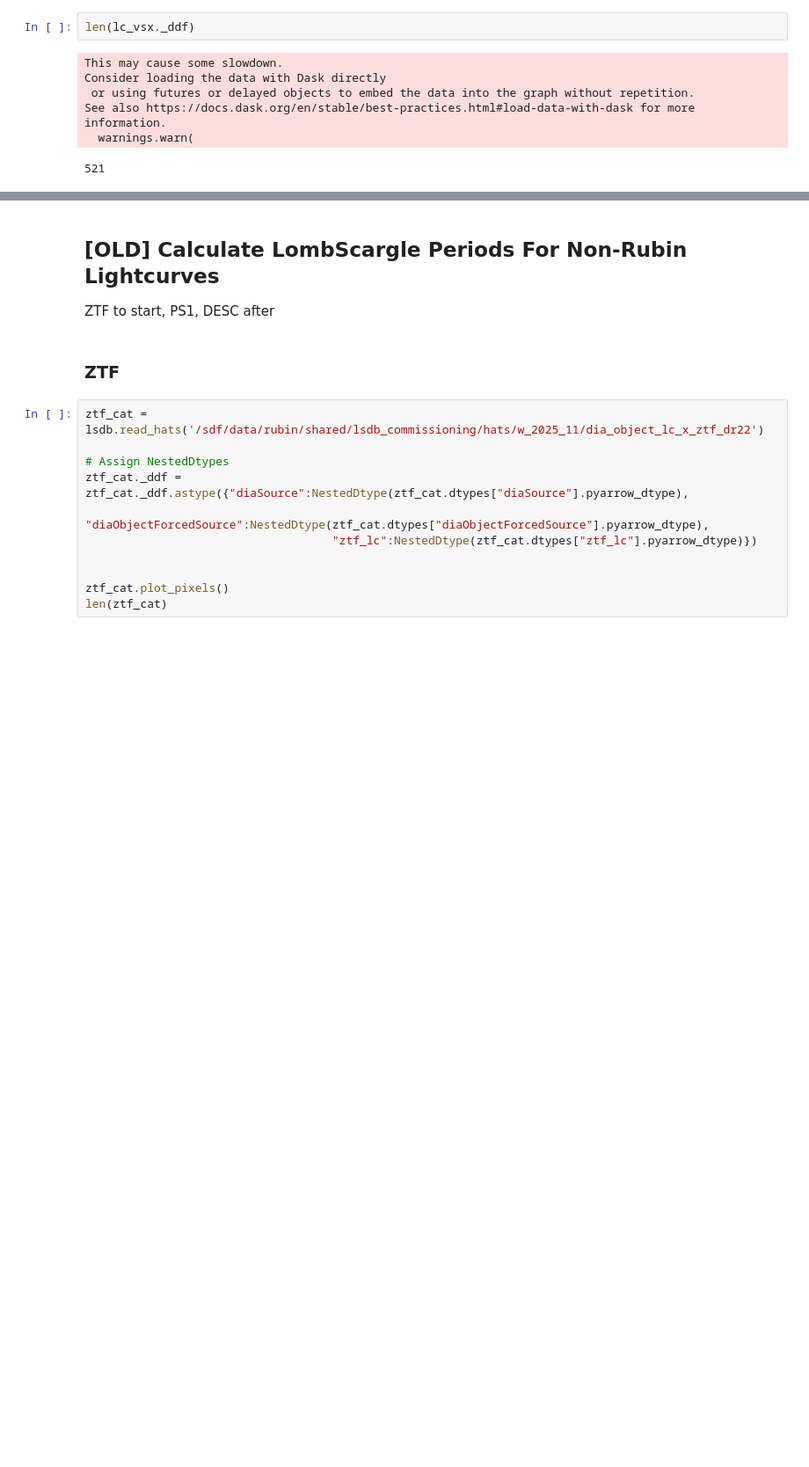
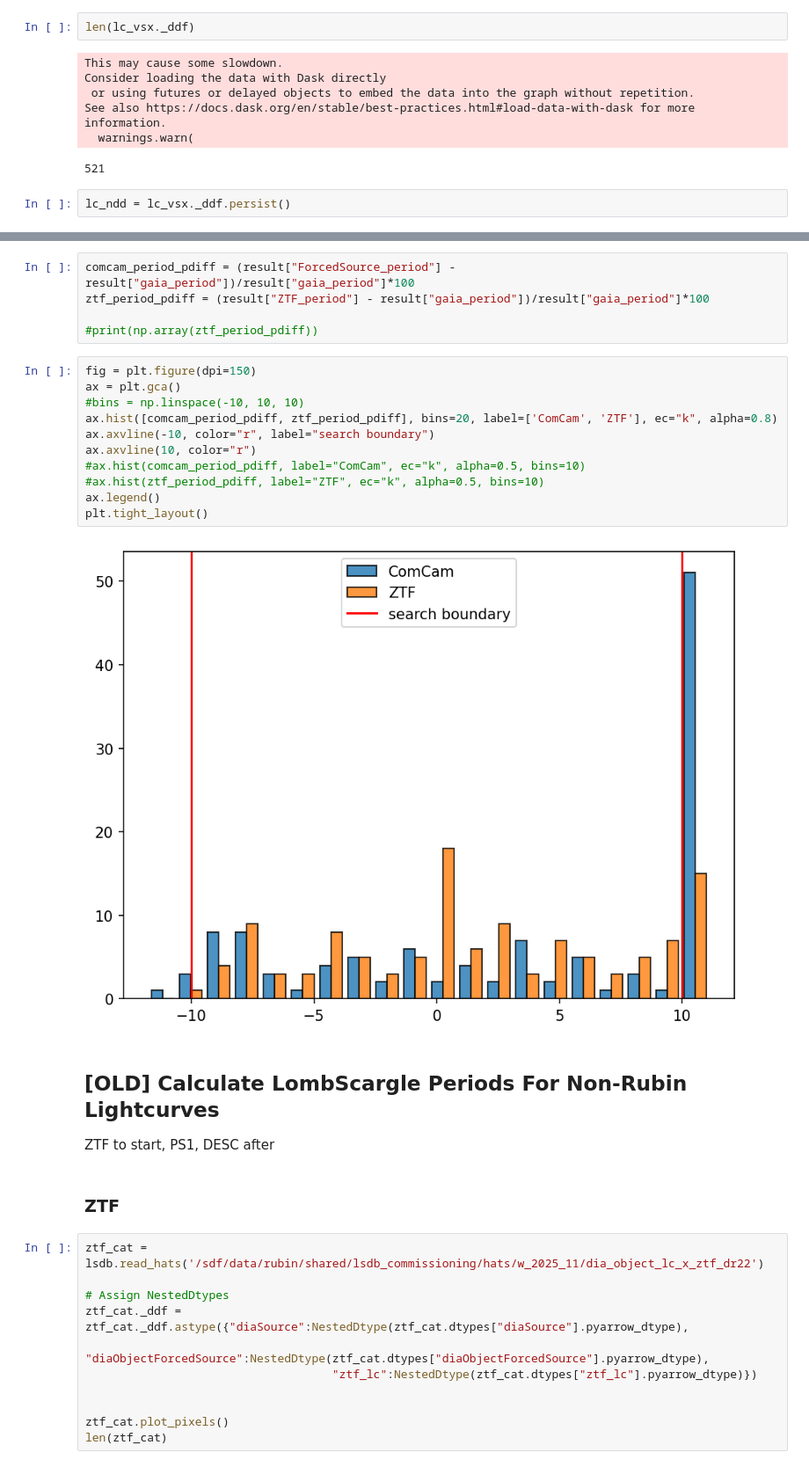
Before and after one commit to lsst-sitcom/linccf, a Jupyter notebook: internal/march_sprint/5.other_periodic_to_rubin/period_comparison.ipynb, the cells around one changed output, grey strips where cells are left out. Shown at 88% size. Saved outputs shown, nothing was run; the diff lists cells and outputs as text; blank space fills up the shorter version.

```diff
--- a/internal/march_sprint/5.other_periodic_to_rubin/period_comparison.ipynb
+++ b/internal/march_sprint/5.other_periodic_to_rubin/period_comparison.ipynb
@@ -265,3 +266,5 @@ Consider loading the data with Dask directly
 See also https://docs.dask.org/en/stable/best-practices.html#load-data-with-dask for more information.
   warnings.warn(
 521
+# %%
+lc_ndd = lc_vsx._ddf.persist()
@@ -343,3 +379,21 @@ result
+# %%
+comcam_period_pdiff = (result["ForcedSource_period"] - result["gaia_period"])/result["gaia_period"]*100
+ztf_period_pdiff = (result["ZTF_period"] - result["gaia_period"])/result["gaia_period"]*100
+
+#print(np.array(ztf_period_pdiff))
+# %%
+fig = plt.figure(dpi=150)
+ax = plt.gca()
+#bins = np.linspace(-10, 10, 10)
+ax.hist([comcam_period_pdiff, ztf_period_pdiff], bins=20, label=['ComCam', 'ZTF'], ec="k", alpha=0.8)
+ax.axvline(-10, color="r", label="search boundary")
+ax.axvline(10, color="r")
+#ax.hist(comcam_period_pdiff, label="ComCam", ec="k", alpha=0.5, bins=10)
+#ax.hist(ztf_period_pdiff, label="ZTF", ec="k", alpha=0.5, bins=10)
+ax.legend()
+plt.tight_layout()
+# %% [output]
+[figure, added]
 # %% [markdown]
 ## [OLD] Calculate LombScargle Periods For Non-Rubin Lightcurves
 ZTF to start, PS1, DESC after
```
Also changed, not shown: parts of 4 cells of this notebook.
